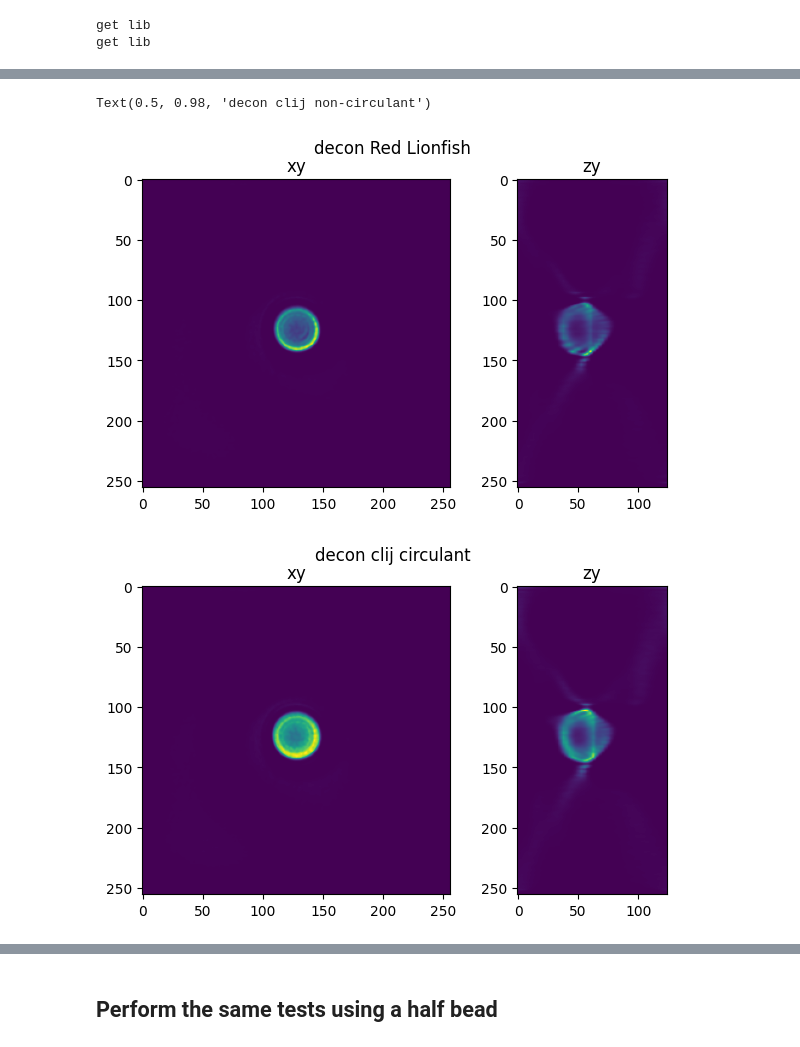
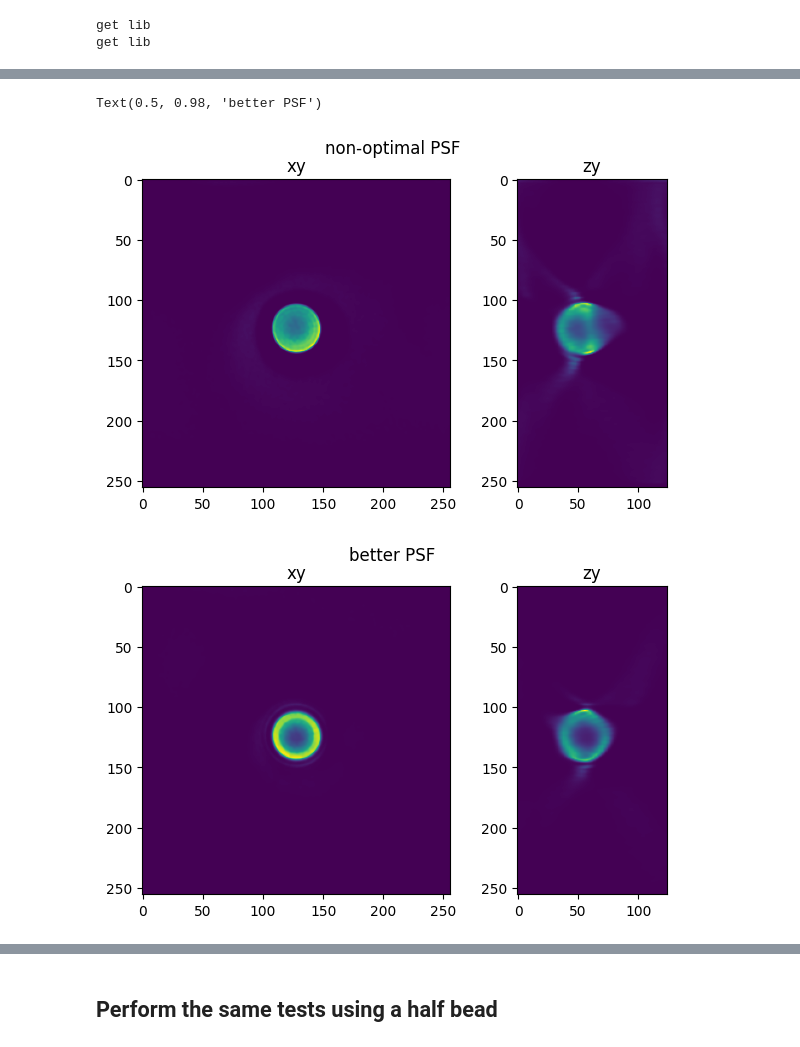
Before and after one commit to True-North-Intelligent-Algorithms/tnia-python, a Jupyter notebook: notebooks/Deconvolution/decon-bead-edge-handling.ipynb, the cells around one changed output, grey strips where cells are left out. Drawn from its saved outputs; the diff is of its cells as text; code cells hidden in the pictures.

```diff
--- a/notebooks/Deconvolution/decon-bead-edge-handling.ipynb
+++ b/notebooks/Deconvolution/decon-bead-edge-handling.ipynb
@@ -93,6 +93,8 @@ fig=show_xy_zy_max(psf, vmax=psf.max()/4, figsize=(8,4))
 # %% [output]
 sdeconv 1.x.x detected
 [figure]
+# %%
+psf_oil=psf
 # %% [markdown]
 ## Set deconvolution parameters
 
@@ -105,9 +107,10 @@ bead = bead.astype('float32')
 regularization_factor=0
 iterations=2000
 psf_crop=centercrop(psf, (bead.shape[0], psf.shape[1], psf.shape[2]))
-
+psf_oil_crop=centercrop(psf_oil, (bead.shape[0], psf_oil.shape[1], psf_oil.shape[2]))
 # renormalize psf
 psf_crop = psf_crop/psf_crop.sum()
+psf_oil_crop = psf_oil_crop/psf_oil_crop.sum()
 # %% [markdown]
 ## Perform deconvolution with RedLionFish, CLIJ Non-circulant, and CLiJ Circulant
 # %%
@@ -115,9 +118,10 @@ psf_crop = psf_crop/psf_crop.sum()
 import RedLionfishDeconv as rl
 decon_rl=rl.doRLDeconvolutionFromNpArrays(bead, psf_crop, niter=iterations, method='gpu', resAsUint8=False )
 # %%
-regularization_factor=0
-im_decon_clij_nc = richardson_lucy_nc(bead, psf_crop, iterations , regularization_factor)
-im_decon_clij= richardson_lucy(bead, psf_crop, iterations , regularization_factor)
+iterations=1200
+regularization_factor=0.00002
+im_decon_clij_nc = richardson_lucy_nc(bead, psf, iterations , regularization_factor)
+im_decon_clij= richardson_lucy(bead, psf_oil_crop, iterations , regularization_factor)
 # %% [output]
 get lib
 get lib
@@ -124,12 +134,12 @@ get lib
 # %%
 
-fig=show_xy_zy_slice(decon_rl,128,128,z_to_view, sz=ratio, figsize=(7,4))
-fig.suptitle('decon Red Lionfish')
+#fig=show_xy_zy_slice(decon_rl,128,128,z_to_view, sz=ratio, figsize=(7,4))
+#fig.suptitle('decon Red Lionfish')
 fig=show_xy_zy_slice(im_decon_clij,128,128,z_to_view, sz=ratio, figsize=(7,4))
-fig.suptitle('decon clij circulant')
+fig.suptitle('non-optimal PSF')
 fig=show_xy_zy_slice(im_decon_clij_nc,128,128,z_to_view, sz=ratio, figsize=(7,4))
-fig.suptitle('decon clij non-circulant')
+fig.suptitle('better PSF')
 # %% [output]
-Text(0.5, 0.98, 'decon clij non-circulant')
+Text(0.5, 0.98, 'better PSF')
-[figure, old version]
+[figure, new version]
-[figure, old version]
+[figure, new version]
```
Also changed, not shown: parts of 2 cells of this notebook, 8 other files.
